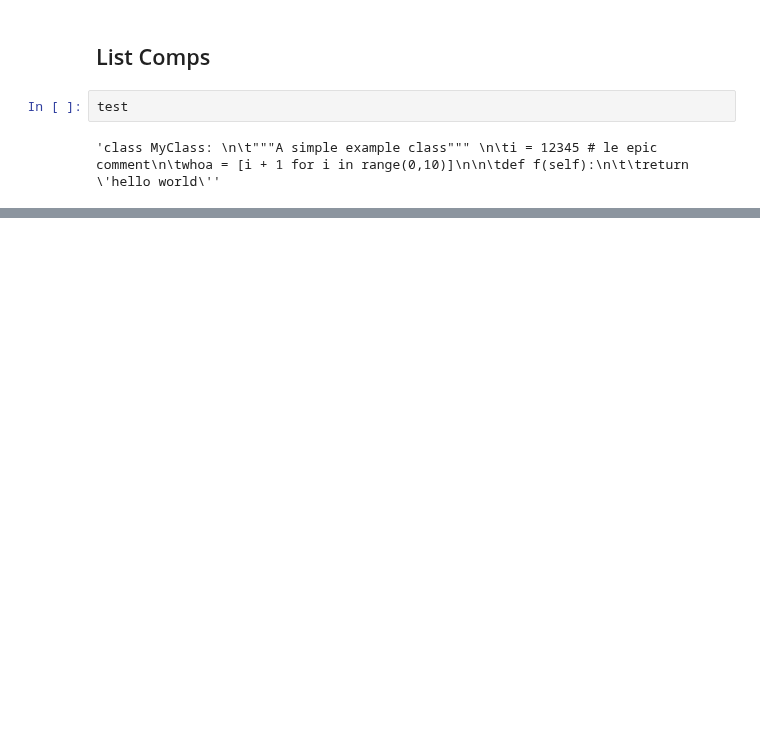
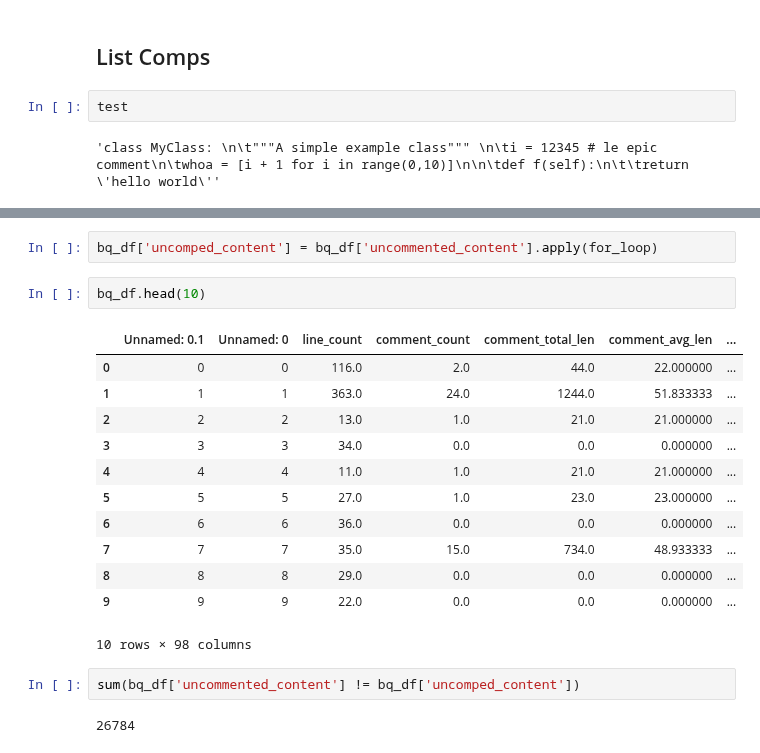
Before and after one commit to tradejack/code-style-probing, a Jupyter notebook: parallel_corpora_gen.ipynb, the cells around one changed output, grey strips where cells are left out. Saved outputs shown, nothing was run; the diff lists cells and outputs as text; blank space fills up the shorter version.

```diff
--- a/parallel_corpora_gen.ipynb
+++ b/parallel_corpora_gen.ipynb
@@ -159,0 +184,21 @@ test
+# %%
+bq_df['uncomped_content'] = bq_df['uncommented_content'].apply(for_loop)
+# %%
+bq_df.head(10)
+# %% [output]
+|  | Unnamed: 0.1 | Unnamed: 0 | line_count | comment_count | comment_total_len | comment_avg_len | ... |
+| 0 | 0 | 0 | 116.0 | 2.0 | 44.0 | 22.000000 | ... |
+| 1 | 1 | 1 | 363.0 | 24.0 | 1244.0 | 51.833333 | ... |
+| 2 | 2 | 2 | 13.0 | 1.0 | 21.0 | 21.000000 | ... |
+| 3 | 3 | 3 | 34.0 | 0.0 | 0.0 | 0.000000 | ... |
+| 4 | 4 | 4 | 11.0 | 1.0 | 21.0 | 21.000000 | ... |
+| 5 | 5 | 5 | 27.0 | 1.0 | 23.0 | 23.000000 | ... |
+| 6 | 6 | 6 | 36.0 | 0.0 | 0.0 | 0.000000 | ... |
+| 7 | 7 | 7 | 35.0 | 15.0 | 734.0 | 48.933333 | ... |
+| 8 | 8 | 8 | 29.0 | 0.0 | 0.0 | 0.000000 | ... |
+| 9 | 9 | 9 | 22.0 | 0.0 | 0.0 | 0.000000 | ... |
+10 rows × 98 columns
+# %%
+sum(bq_df['uncommented_content'] != bq_df['uncomped_content'])
+# %% [output]
+26784
```
Also changed, not shown: parts of 14 cells of this notebook.
